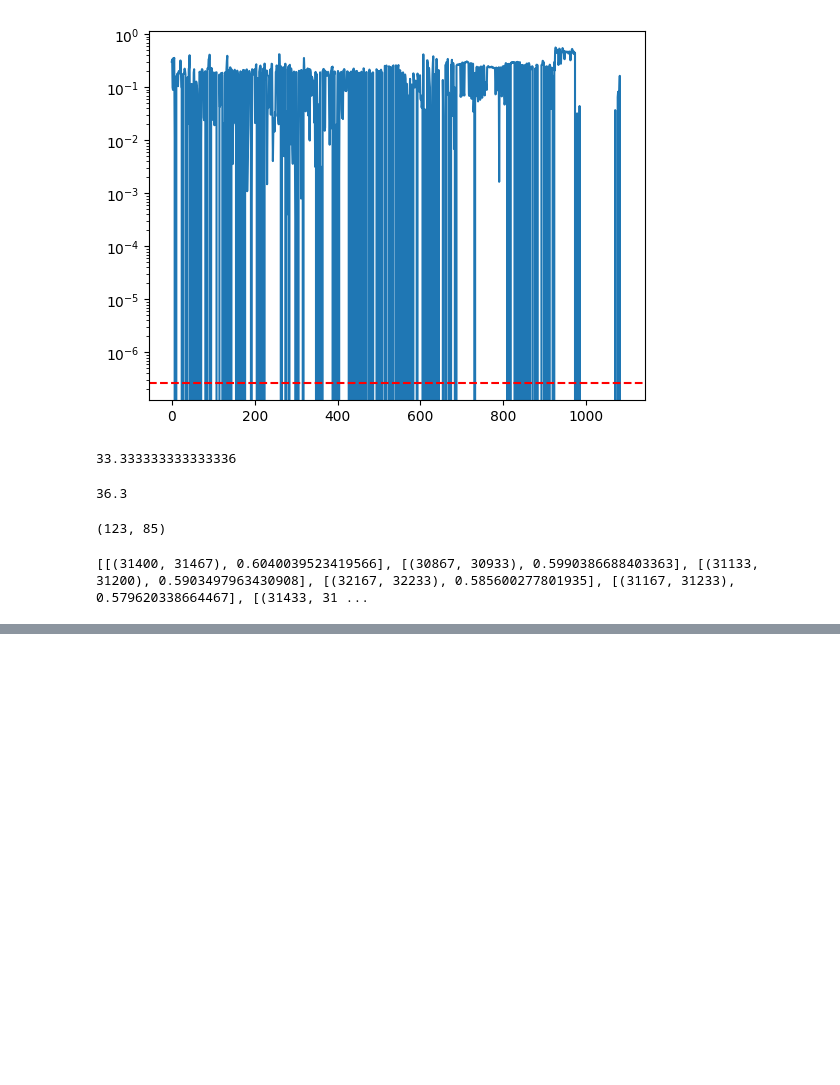
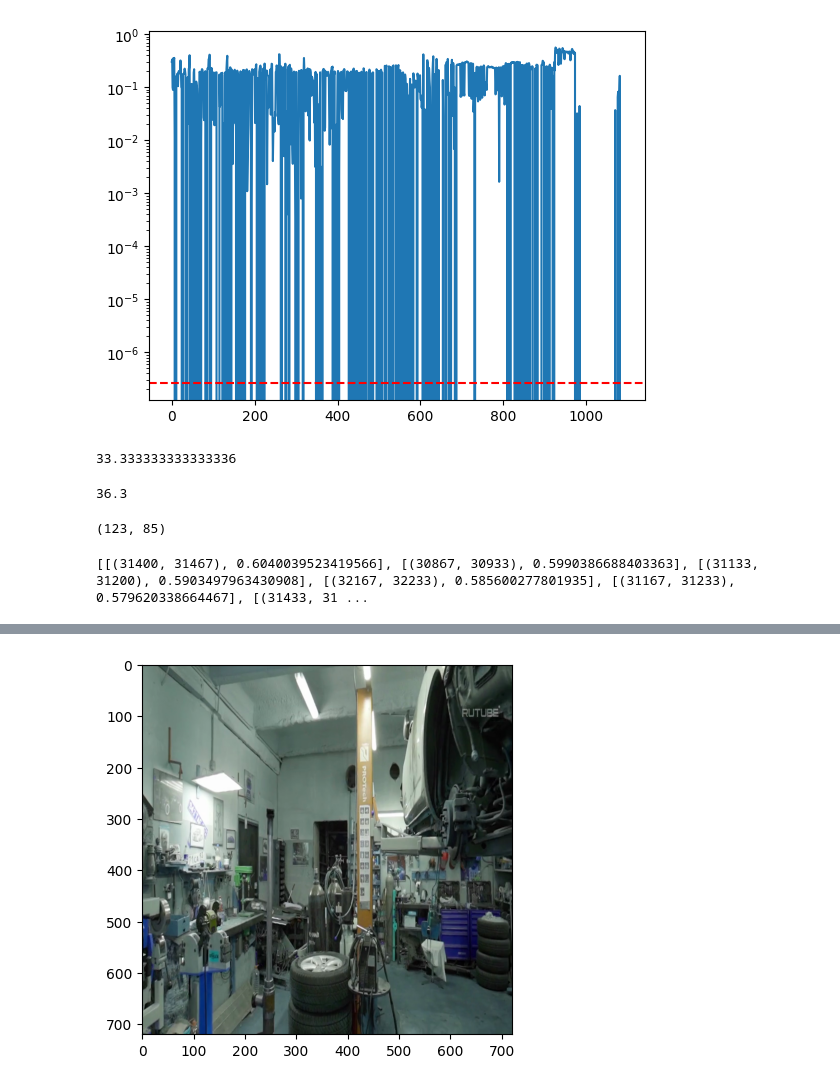
Before and after one commit to sudo-odner/hack20_09_27, a Jupyter notebook: Video.ipynb, the cells around one changed output, grey strips where cells are left out. Drawn from its saved outputs; the diff is of its cells as text; code cells hidden in the pictures; blank space fills up the shorter version.

Commit message:
video_func

```diff
--- a/Video.ipynb
+++ b/Video.ipynb
@@ -308,0 +374,4 @@ cv2.imshow("result", frames[coef[0][0]])
+# %%
+frames = extract_frames_from_video(video_path)
+print(f"Извлечено {len(frames)} кадров из видео")
+frames[942]
@@ -308,0 +397,10 @@ cv2.imshow("result", frames[coef[0][0]])
+# %%
+from matplotlib import pyplot as plt
+
+# call imshow() using plt object
+plt.imshow(np.array(frames[21]))
+
+# display that image
+plt.show()
+# %% [output]
+[figure, added]
```
Also changed, not shown: parts of 4 cells of this notebook, 1 other file.
